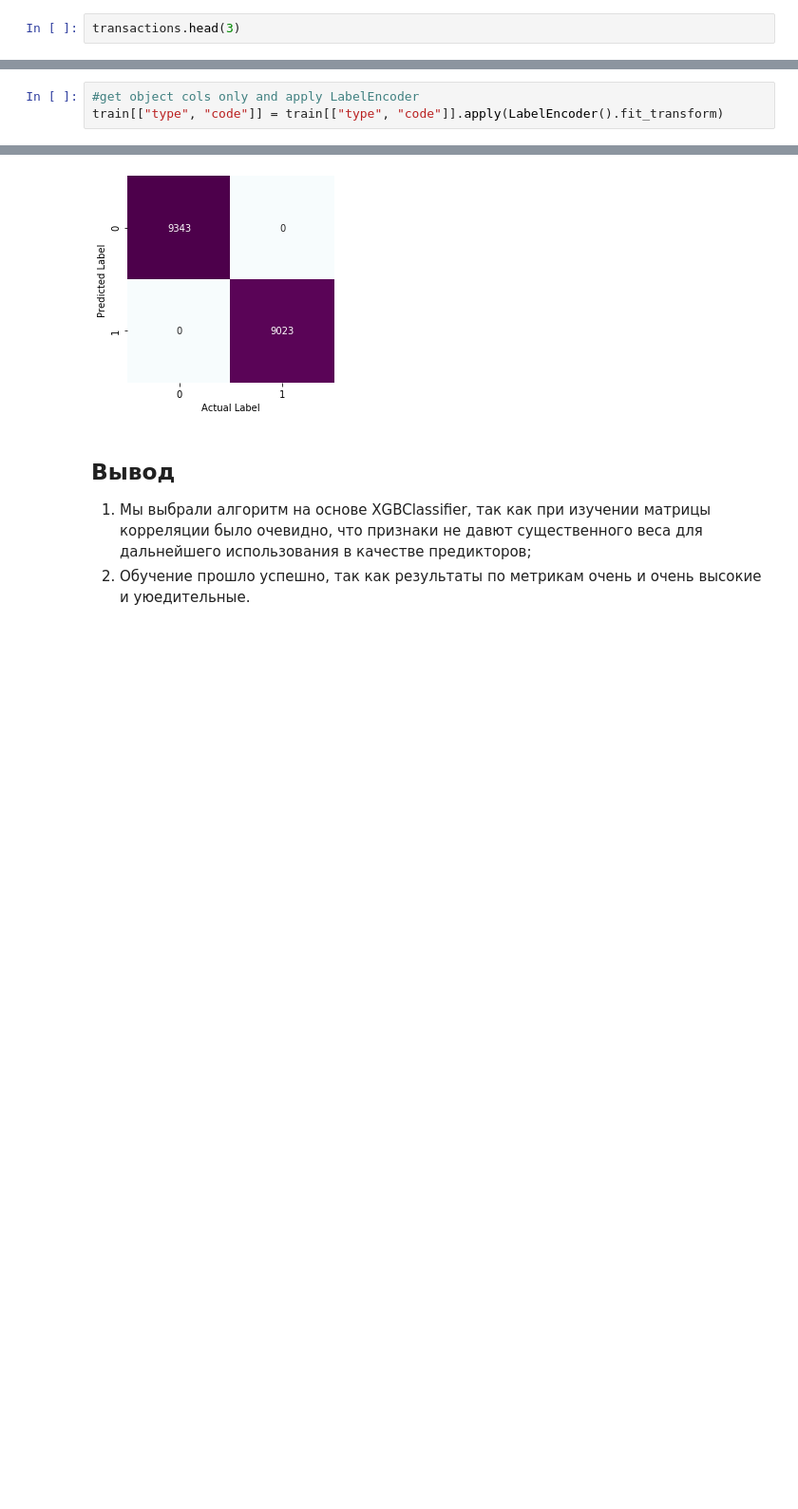
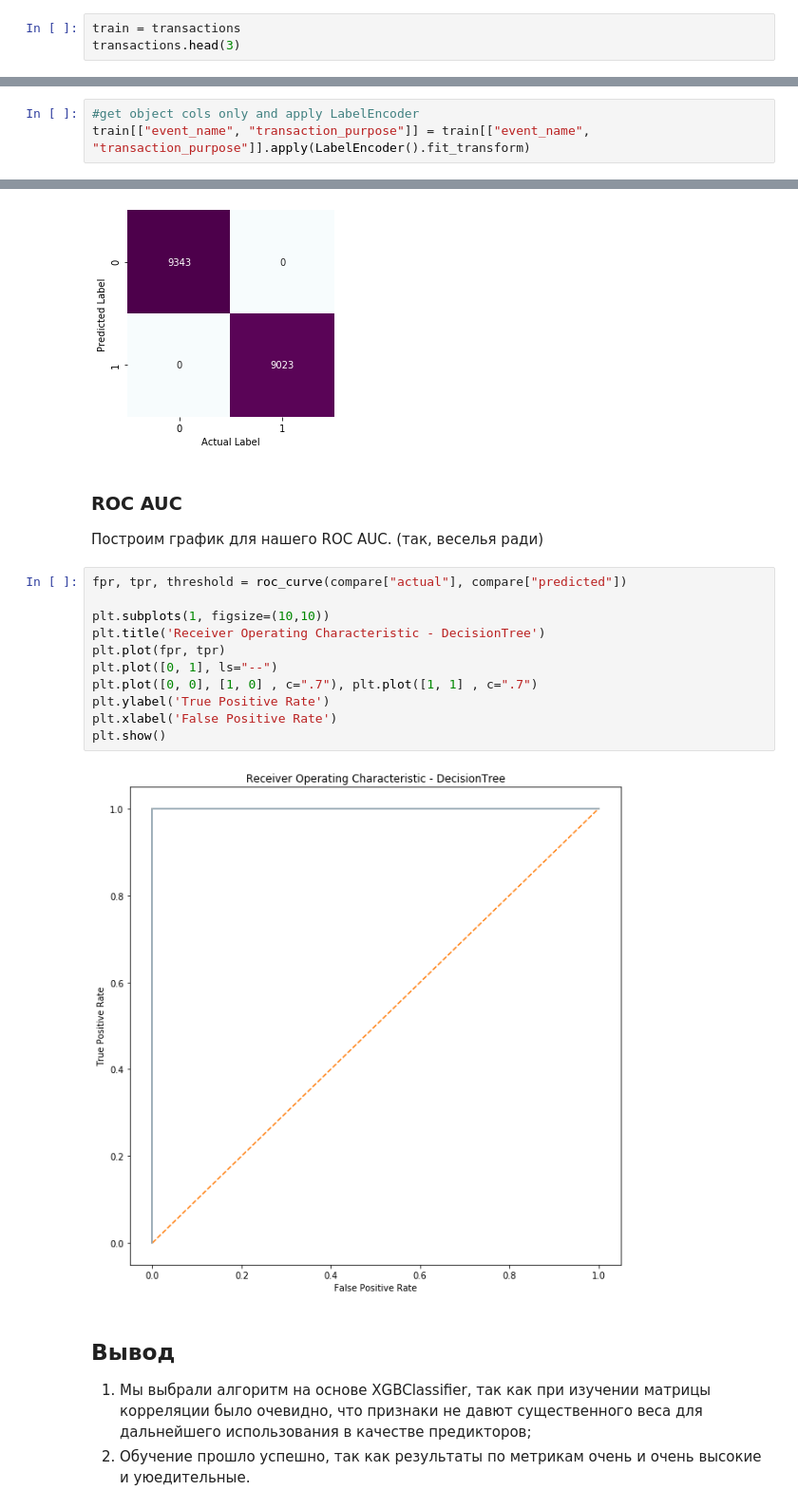
Before and after one commit to abxnq/gender_xgbclassifier, a Jupyter notebook: visa_transax.ipynb, the cells around one changed output, grey strips where cells are left out. Shown at 95% size. Cells and saved outputs as stored; diff of their text form; blank space fills up the shorter version.

```diff
--- a/visa_transax.ipynb
+++ b/visa_transax.ipynb
@@ -346,6 +349,7 @@ ax1.grid()
 4) Обучить модели;<br>
 5) Выдать метрики.
 # %%
+train = transactions
 transactions.head(3)
 # %% [output]
 |  | client_id | in | target | event_name | transaction_purpose | num_days | day_time | month | out |
@@ -354,7 +358,7 @@ transactions.head(3)
 | 2 | 880096372458 | 0.00 | 0 | ca43108ded5aabc7793d3f9b928cdd54 | 926ec030f29f83ce5318754fdb631a33 | 97 | 0 | 4.0 | 11229.58 |
 # %%
 #get object cols only and apply LabelEncoder
-train[["type", "code"]] = train[["type", "code"]].apply(LabelEncoder().fit_transform)
+train[["event_name", "transaction_purpose"]] = train[["event_name", "transaction_purpose"]].apply(LabelEncoder().fit_transform)
 # %% [markdown]
 ### CM (corr())
 Здесь, вызовем метод corr() - узнаем, какие у нас веса и имеется ли мультиколлинеарность.
@@ -465,6 +469,22 @@ plt.ylabel('Predicted Label')
 # %% [output]
 Text(91.68, 0.5, 'Predicted Label')
 [figure]
+# %% [markdown]
+### ROC AUC
+Построим график для нашего ROC AUC. (так, веселья ради)
+# %%
+fpr, tpr, threshold = roc_curve(compare["actual"], compare["predicted"])
+
+plt.subplots(1, figsize=(10,10))
+plt.title('Receiver Operating Characteristic - DecisionTree')
+plt.plot(fpr, tpr)
+plt.plot([0, 1], ls="--")
+plt.plot([0, 0], [1, 0] , c=".7"), plt.plot([1, 1] , c=".7")
+plt.ylabel('True Positive Rate')
+plt.xlabel('False Positive Rate')
+plt.show()
+# %% [output]
+[figure, added]
 # %% [markdown]
 ## Вывод
 1. Мы выбрали алгоритм на основе XGBClassifier, так как при изучении матрицы корреляции было очевидно, что признаки не давют существенного веса для дальнейшего использования в качестве предикторов;
```
Also changed, not shown: parts of 5 cells of this notebook.
